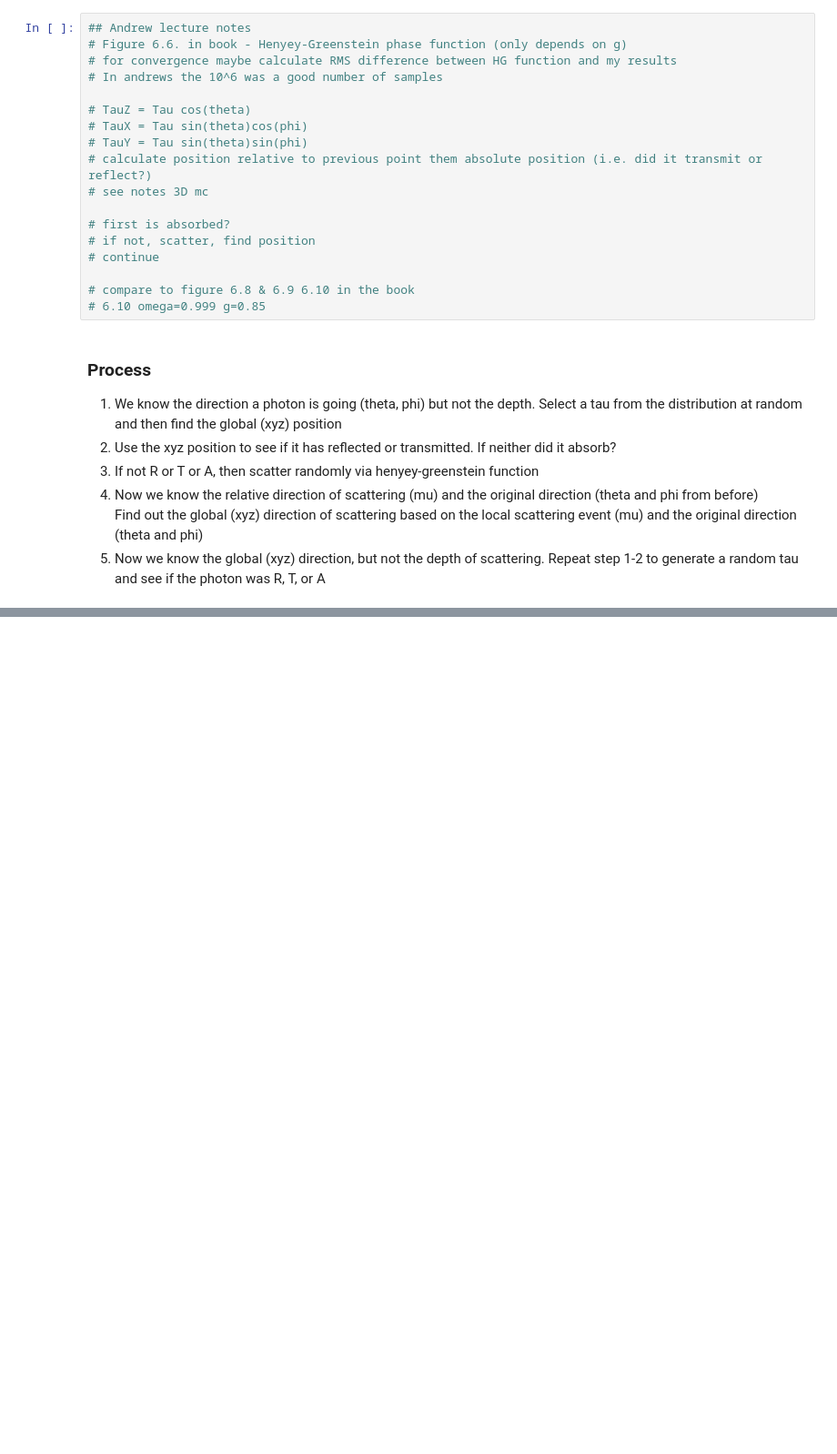
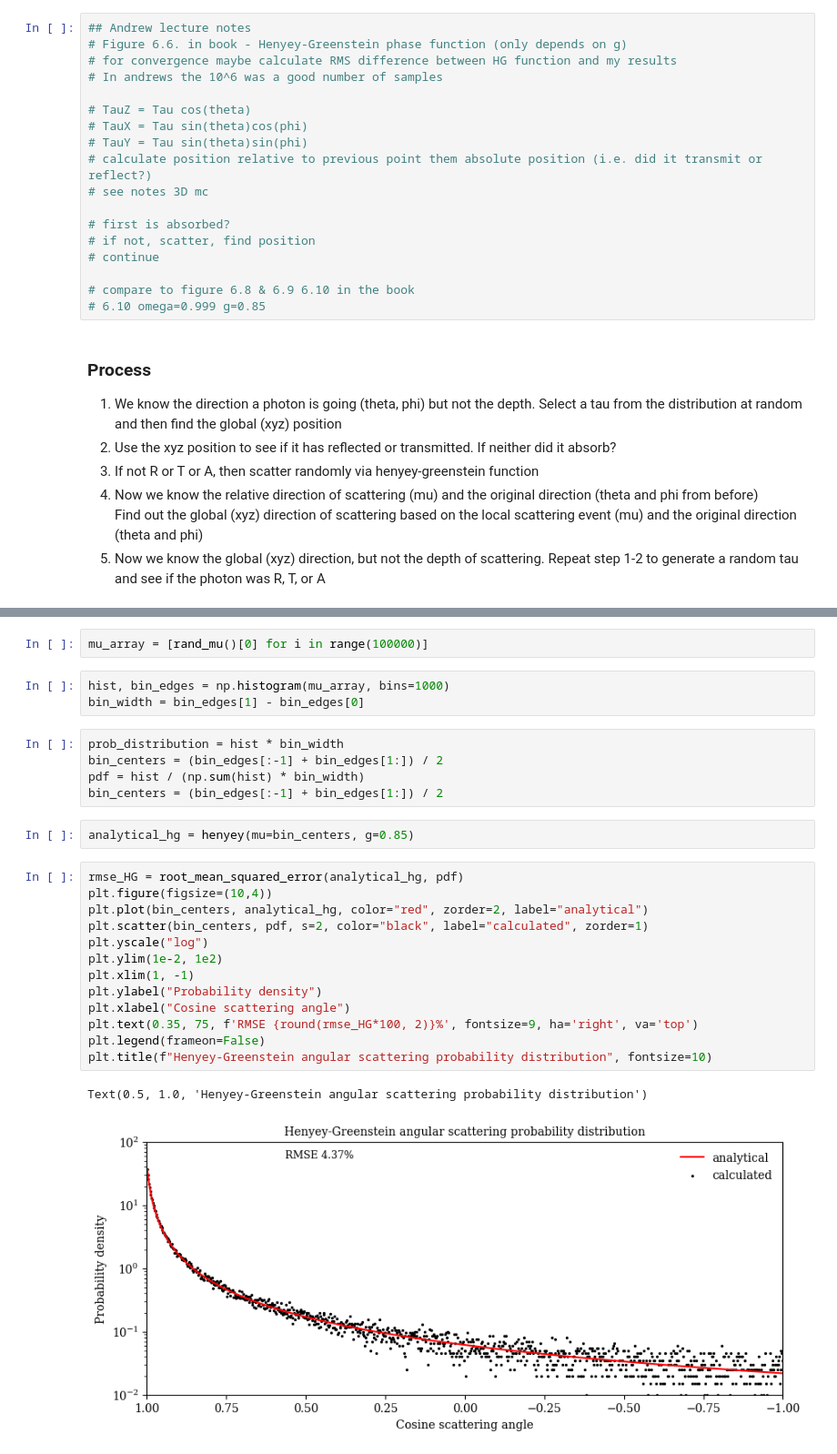
Before and after one commit to Mte2112/ATOC5235, a Jupyter notebook: final_project/montecarlo_3d.ipynb, the cells around one changed output, grey strips where cells are left out. Shown at 91% size. Saved outputs shown, nothing was run; the diff lists cells and outputs as text; blank space fills up the shorter version.

```diff
--- a/final_project/montecarlo_3d.ipynb
+++ b/final_project/montecarlo_3d.ipynb
@@ -339,0 +344,28 @@ plt.show()
+# %%
+mu_array = [rand_mu()[0] for i in range(100000)]
+# %%
+hist, bin_edges = np.histogram(mu_array, bins=1000)
+bin_width = bin_edges[1] - bin_edges[0]
+# %%
+prob_distribution = hist * bin_width
+bin_centers = (bin_edges[:-1] + bin_edges[1:]) / 2
+pdf = hist / (np.sum(hist) * bin_width)
+bin_centers = (bin_edges[:-1] + bin_edges[1:]) / 2
+# %%
+analytical_hg = henyey(mu=bin_centers, g=0.85)
+# %%
+rmse_HG = root_mean_squared_error(analytical_hg, pdf)
+plt.figure(figsize=(10,4))
+plt.plot(bin_centers, analytical_hg, color="red", zorder=2, label="analytical")
+plt.scatter(bin_centers, pdf, s=2, color="black", label="calculated", zorder=1)
+plt.yscale("log")
+plt.ylim(1e-2, 1e2)
+plt.xlim(1, -1)
+plt.ylabel("Probability density")
+plt.xlabel("Cosine scattering angle")
+plt.text(0.35, 75, f'RMSE {round(rmse_HG*100, 2)}%', fontsize=9, ha='right', va='top')
+plt.legend(frameon=False)
+plt.title(f"Henyey-Greenstein angular scattering probability distribution", fontsize=10)
+# %% [output]
+Text(0.5, 1.0, 'Henyey-Greenstein angular scattering probability distribution')
+[figure, added]
```
Also changed, not shown: parts of 5 cells of this notebook.
